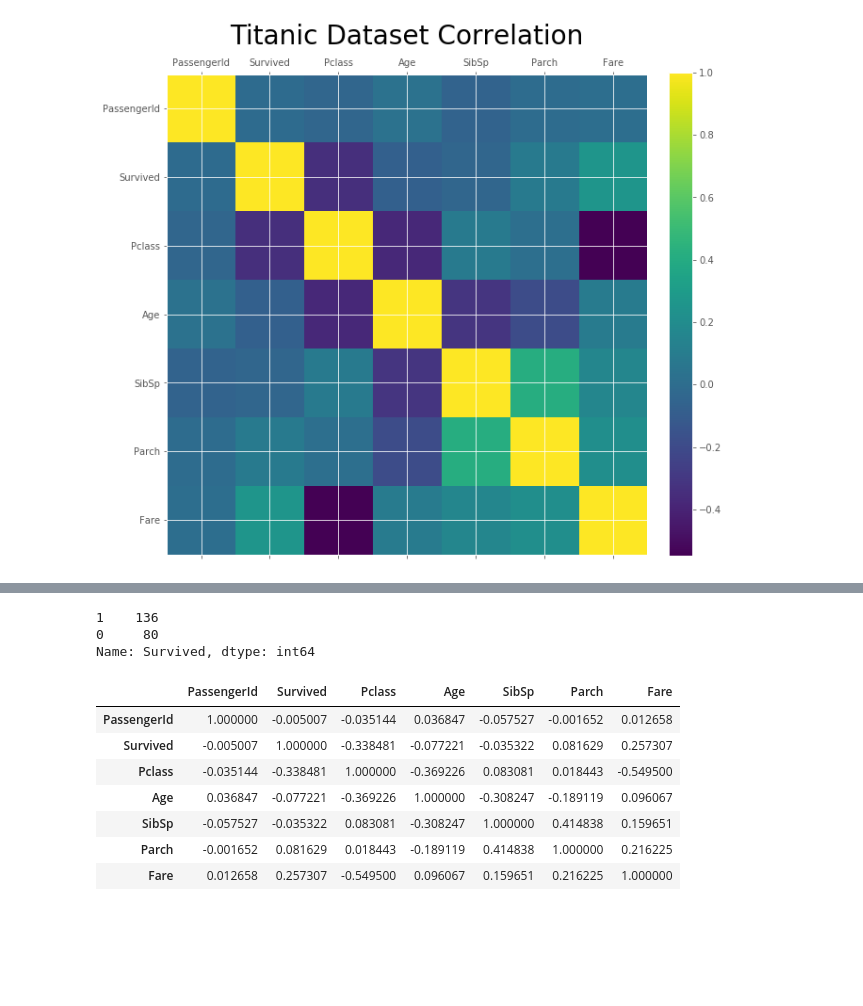
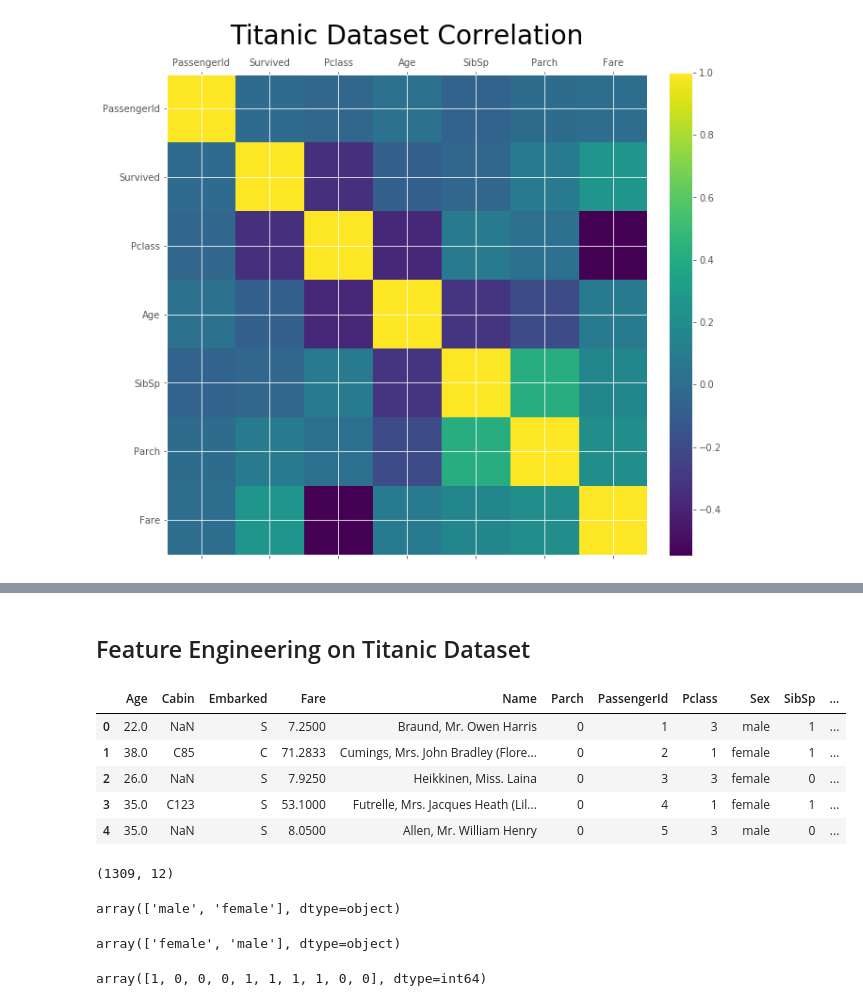
Before and after one commit to saheelahmed2/Titanic-EDA, a Jupyter notebook: Notebook/TITANIC EDA.ipynb, the cells around one changed output, grey strips where cells are left out. Cells and saved outputs as stored; diff of their text form; code cells hidden in the pictures; blank space fills up the shorter version.

Commit message:
Add files via upload
First commit towards Machine Learning . Done  Feature engineering on Titanic Dataset using Scikit Learn.

```diff
--- a/Notebook/TITANIC EDA.ipynb
+++ b/Notebook/TITANIC EDA.ipynb
@@ -354,18 +213,23 @@ train.groupby('Pclass')['Survived'].describe()
-# %%
-train[train.Pclass == 1].Survived.value_counts()
-# %% [output]
-1    136
-0     80
-Name: Survived, dtype: int64
-# %%
-corr = train.corr()
-corr
-# %% [output]
-|  | PassengerId | Survived | Pclass | Age | SibSp | Parch | Fare |
-| PassengerId | 1.000000 | -0.005007 | -0.035144 | 0.036847 | -0.057527 | -0.001652 | 0.012658 |
-| Survived | -0.005007 | 1.000000 | -0.338481 | -0.077221 | -0.035322 | 0.081629 | 0.257307 |
-| Pclass | -0.035144 | -0.338481 | 1.000000 | -0.369226 | 0.083081 | 0.018443 | -0.549500 |
-| Age | 0.036847 | -0.077221 | -0.369226 | 1.000000 | -0.308247 | -0.189119 | 0.096067 |
-| SibSp | -0.057527 | -0.035322 | 0.083081 | -0.308247 | 1.000000 | 0.414838 | 0.159651 |
-| Parch | -0.001652 | 0.081629 | 0.018443 | -0.189119 | 0.414838 | 1.000000 | 0.216225 |
-| Fare | 0.012658 | 0.257307 | -0.549500 | 0.096067 | 0.159651 | 0.216225 | 1.000000 |
+# %% [markdown]
+## Feature Engineering on Titanic Dataset
+# %%
+# concate test and train dataset
+
+titanic_dataset = train.append(test , ignore_index = True)
+titanic_dataset.head()
+# %% [output]
+|  | Age | Cabin | Embarked | Fare | Name | Parch | PassengerId | Pclass | Sex | SibSp | ... |
+| 0 | 22.0 | NaN | S | 7.2500 | Braund, Mr. Owen Harris | 0 | 1 | 3 | male | 1 | ... |
+| 1 | 38.0 | C85 | C | 71.2833 | Cumings, Mrs. John Bradley (Flore... | 0 | 2 | 1 | female | 1 | ... |
+| 2 | 26.0 | NaN | S | 7.9250 | Heikkinen, Miss. Laina | 0 | 3 | 3 | female | 0 | ... |
+| 3 | 35.0 | C123 | S | 53.1000 | Futrelle, Mrs. Jacques Heath (Lil... | 0 | 4 | 1 | female | 1 | ... |
+| 4 | 35.0 | NaN | S | 8.0500 | Allen, Mr. William Henry | 0 | 5 | 3 | male | 0 | ... |
+# %%
+# shape of titanic dataset
+titanic_dataset.shape
+# %% [output]
+(1309, 12)
+# %%
+titanic_dataset.Sex.unique()
+# %% [output]
+array(['male', 'female'], dtype=object)
@@ -371,0 +240,12 @@ corr
+# %%
+#fitting label encoder
+le.fit(titanic_dataset.Sex)
+le.classes_
+# %% [output]
+array(['female', 'male'], dtype=object)
+# %%
+#transforming labels to normalised encoding "1" for male & "0" for female.
+Sex_le = le.transform(titanic_dataset.Sex)
+Sex_le[:10]
+# %% [output]
+array([1, 0, 0, 0, 1, 1, 1, 1, 0, 0], dtype=int64)
```
Also changed, not shown: parts of 24 cells of this notebook.
